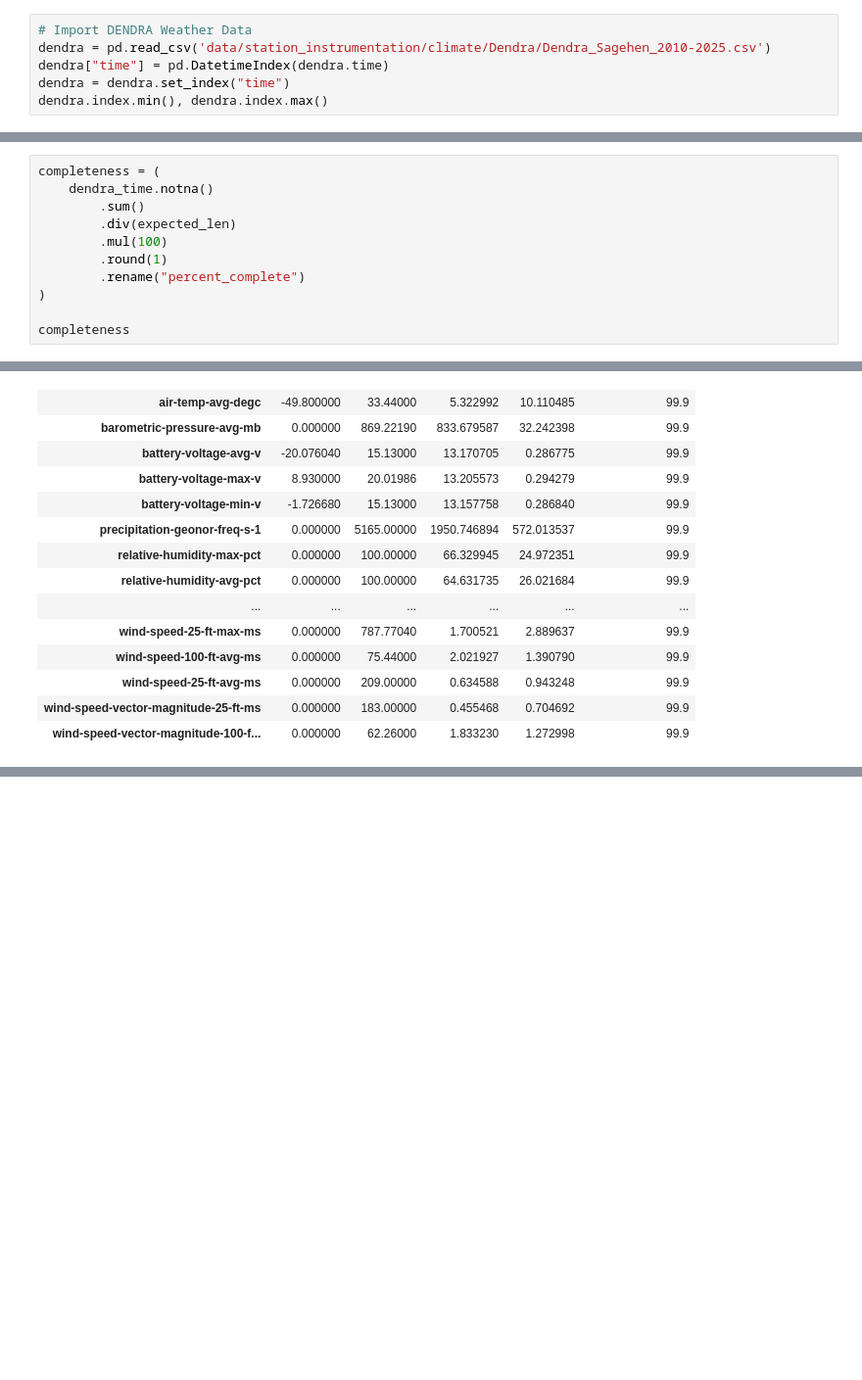
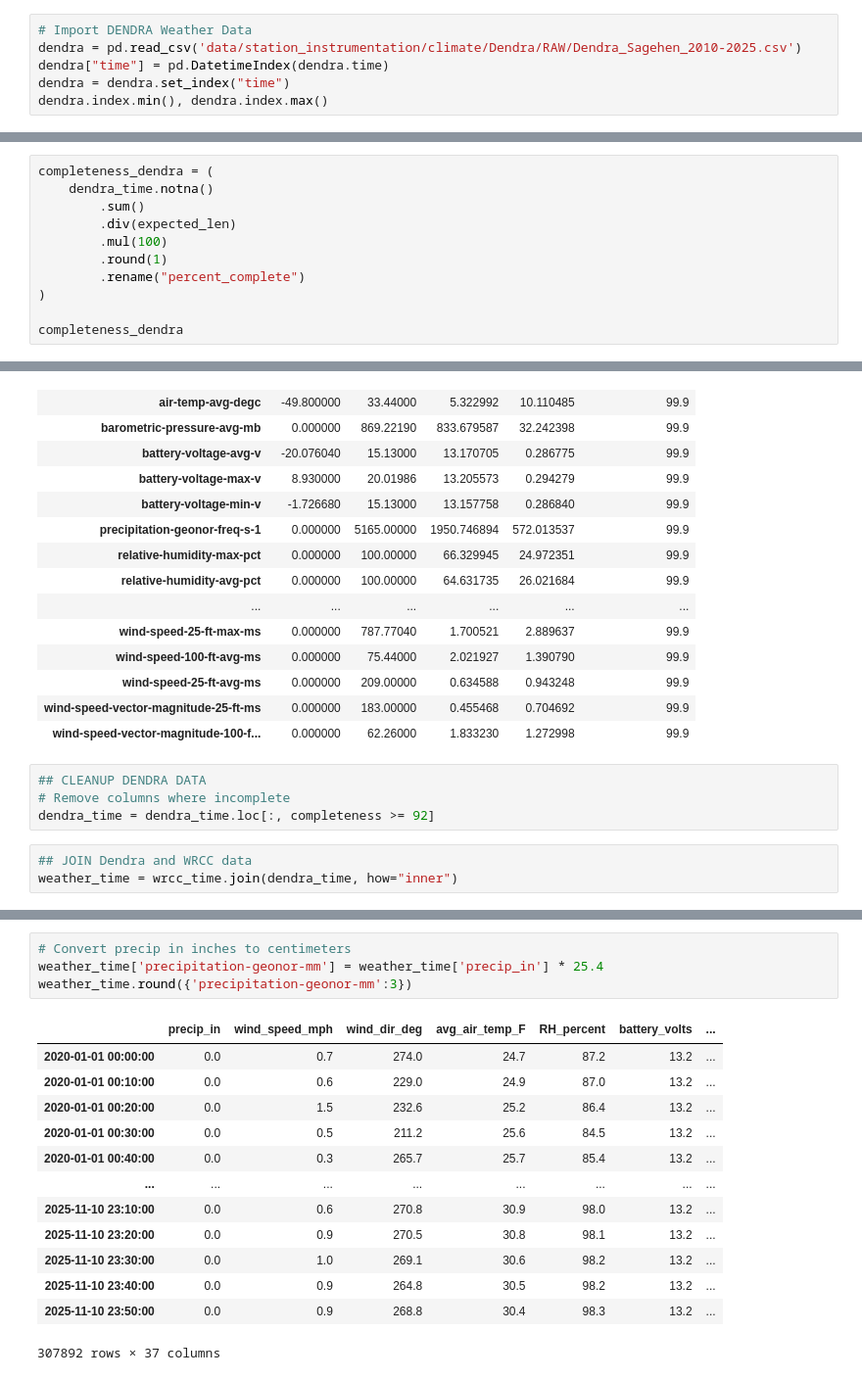
Before and after one commit to jnatali/sagehen_meadows, a Jupyter notebook: scripts/climate/WeatherDataValidation.ipynb, the cells around one changed output, grey strips where cells are left out. Shown at 98% size. Drawn from its saved outputs; the diff is of its cells as text; blank space fills up the shorter version.

Commit message:
Combined weather data sources into single file for 10-min freq data
Combined WRCC/DRI data (for precipitation) with Dendra, checked for completion

```diff
--- a/scripts/climate/WeatherDataValidation.ipynb
+++ b/scripts/climate/WeatherDataValidation.ipynb
@@ -14,6 +101,6 @@ os.getcwd()
 # %%
 # Import DENDRA Weather Data
-dendra = pd.read_csv('data/station_instrumentation/climate/Dendra/Dendra_Sagehen_2010-2025.csv')
+dendra = pd.read_csv('data/station_instrumentation/climate/Dendra/RAW/Dendra_Sagehen_2010-2025.csv')
 dendra["time"] = pd.DatetimeIndex(dendra.time)
 dendra = dendra.set_index("time")
 dendra.index.min(), dendra.index.max()
@@ -87,7 +170,7 @@ expected_len
 # %% [output]
 426672
 # %%
-completeness = (
+completeness_dendra = (
     dendra_time.notna()
         .sum()
         .div(expected_len)
@@ -96,7 +179,7 @@ completeness = (
         .rename("percent_complete")
 )
 
-completeness
+completeness_dendra
 # %% [output]
 air-temp-min-degc                        99.9
 air-temp-max-degc                        99.9
@@ -289,3 +388,10 @@ summary_stats
 | wind-speed-25-ft-avg-ms | 0.000000 | 209.00000 | 0.634588 | 0.943248 | 99.9 |
 | wind-speed-vector-magnitude-25-ft-ms | 0.000000 | 183.00000 | 0.455468 | 0.704692 | 99.9 |
 | wind-speed-vector-magnitude-100-f... | 0.000000 | 62.26000 | 1.833230 | 1.272998 | 99.9 |
+# %%
+## CLEANUP DENDRA DATA
+# Remove columns where incomplete
+dendra_time = dendra_time.loc[:, completeness >= 92]
+# %%
+## JOIN Dendra and WRCC data
+weather_time = wrcc_time.join(dendra_time, how="inner")
@@ -291,0 +487,18 @@ summary_stats
+# %%
+# Convert precip in inches to centimeters
+weather_time['precipitation-geonor-mm'] = weather_time['precip_in'] * 25.4
+weather_time.round({'precipitation-geonor-mm':3})
+# %% [output]
+|  | precip_in | wind_speed_mph | wind_dir_deg | avg_air_temp_F | RH_percent | battery_volts | ... |
+| 2020-01-01 00:00:00 | 0.0 | 0.7 | 274.0 | 24.7 | 87.2 | 13.2 | ... |
+| 2020-01-01 00:10:00 | 0.0 | 0.6 | 229.0 | 24.9 | 87.0 | 13.2 | ... |
+| 2020-01-01 00:20:00 | 0.0 | 1.5 | 232.6 | 25.2 | 86.4 | 13.2 | ... |
+| 2020-01-01 00:30:00 | 0.0 | 0.5 | 211.2 | 25.6 | 84.5 | 13.2 | ... |
+| 2020-01-01 00:40:00 | 0.0 | 0.3 | 265.7 | 25.7 | 85.4 | 13.2 | ... |
+| ... | ... | ... | ... | ... | ... | ... | ... |
+| 2025-11-10 23:10:00 | 0.0 | 0.6 | 270.8 | 30.9 | 98.0 | 13.2 | ... |
+| 2025-11-10 23:20:00 | 0.0 | 0.9 | 270.5 | 30.8 | 98.1 | 13.2 | ... |
+| 2025-11-10 23:30:00 | 0.0 | 1.0 | 269.1 | 30.6 | 98.2 | 13.2 | ... |
+| 2025-11-10 23:40:00 | 0.0 | 0.9 | 264.8 | 30.5 | 98.2 | 13.2 | ... |
+| 2025-11-10 23:50:00 | 0.0 | 0.9 | 268.8 | 30.4 | 98.3 | 13.2 | ... |
+307892 rows × 37 columns
```
Also changed, not shown: parts of 25 cells of this notebook, 13 other files.
